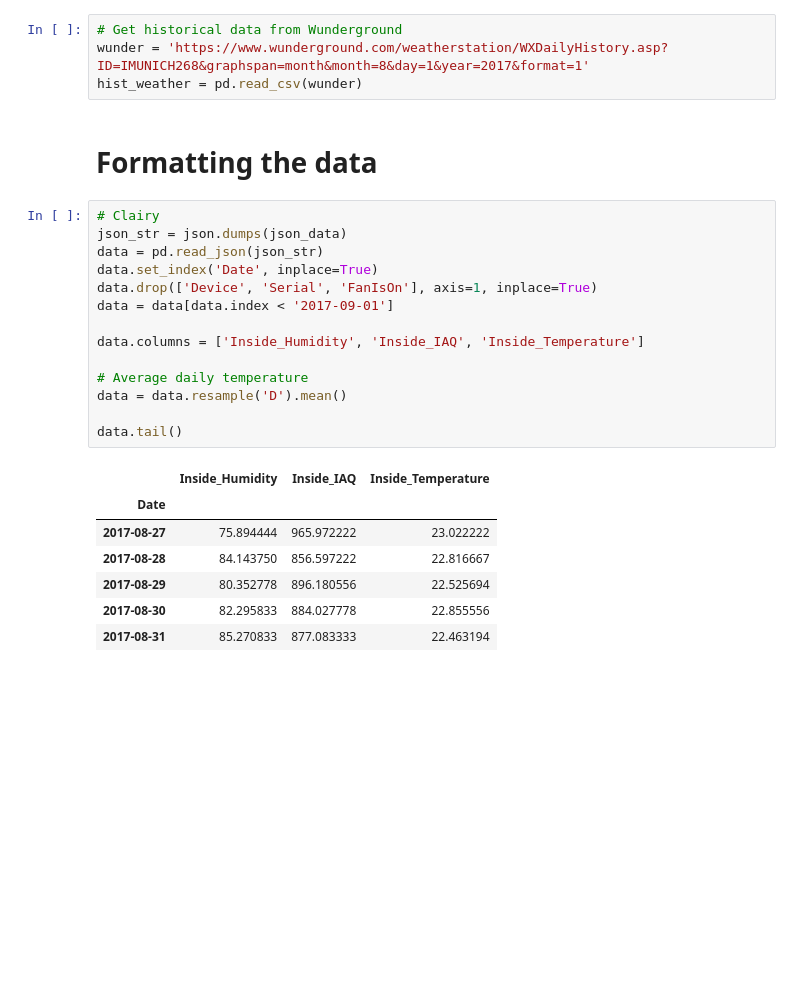
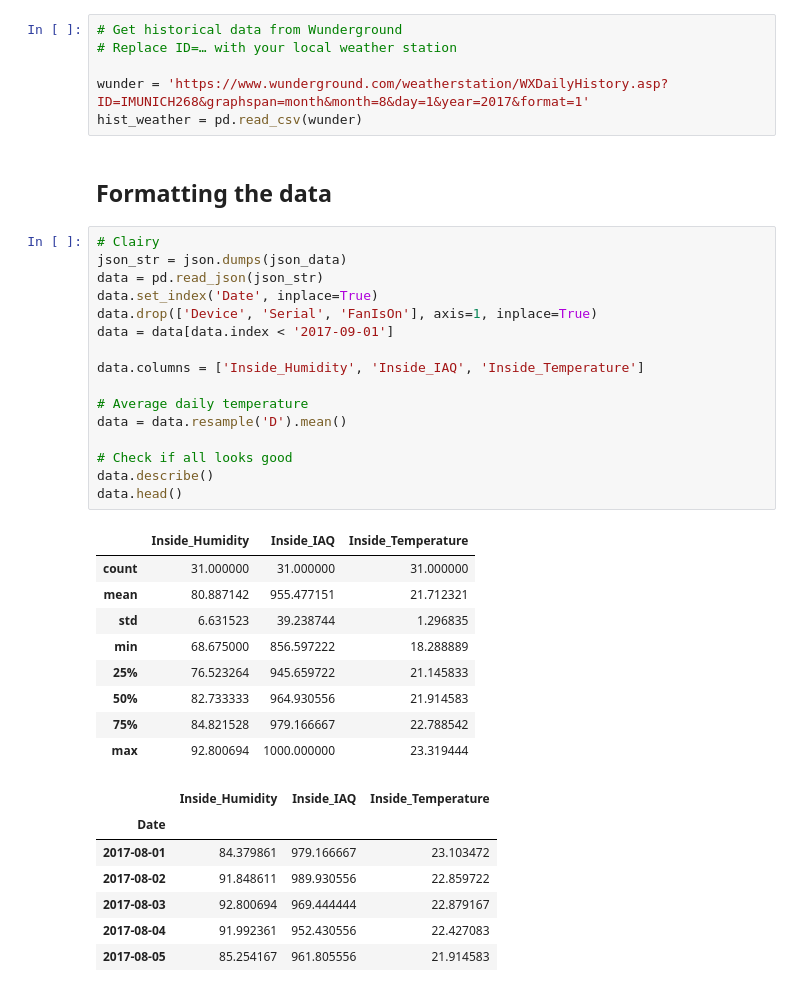
Before and after one commit to volderette/clairy, a Jupyter notebook: Clairy.ipynb, the cells around one changed output. Saved outputs shown, nothing was run; the diff lists cells and outputs as text; blank space fills up the shorter version.

```diff
--- a/Clairy.ipynb
+++ b/Clairy.ipynb
@@ -38,31 +51,44 @@ json_data = requests.get(endpoint, headers = headers).json()
 # %%
 # Get historical data from Wunderground
+# Replace ID=… with your local weather station
+
 wunder = 'https://www.wunderground.com/weatherstation/WXDailyHistory.asp?ID=IMUNICH268&graphspan=month&month=8&day=1&year=2017&format=1'
 hist_weather = pd.read_csv(wunder)
 # %% [markdown]
-# Formatting the data
+## Formatting the data
 # %%
 # Clairy
 json_str = json.dumps(json_data)
 data = pd.read_json(json_str)
 data.set_index('Date', inplace=True)
 data.drop(['Device', 'Serial', 'FanIsOn'], axis=1, inplace=True)
 data = data[data.index < '2017-09-01']
 
 data.columns = ['Inside_Humidity', 'Inside_IAQ', 'Inside_Temperature']
 
 # Average daily temperature
 data = data.resample('D').mean()
 
-data.tail()
+# Check if all looks good
+data.describe()
+data.head()
 # %% [output]
 |  | Inside_Humidity | Inside_IAQ | Inside_Temperature |
-| Date |  |  |  |
-| 2017-08-27 | 75.894444 | 965.972222 | 23.022222 |
-| 2017-08-28 | 84.143750 | 856.597222 | 22.816667 |
-| 2017-08-29 | 80.352778 | 896.180556 | 22.525694 |
-| 2017-08-30 | 82.295833 | 884.027778 | 22.855556 |
-| 2017-08-31 | 85.270833 | 877.083333 | 22.463194 |
+| count | 31.000000 | 31.000000 | 31.000000 |
+| mean | 80.887142 | 955.477151 | 21.712321 |
+| std | 6.631523 | 39.238744 | 1.296835 |
+| min | 68.675000 | 856.597222 | 18.288889 |
+| 25% | 76.523264 | 945.659722 | 21.145833 |
+| 50% | 82.733333 | 964.930556 | 21.914583 |
+| 75% | 84.821528 | 979.166667 | 22.788542 |
+| max | 92.800694 | 1000.000000 | 23.319444 |
+|  | Inside_Humidity | Inside_IAQ | Inside_Temperature |
+| Date |  |  |  |
+| 2017-08-01 | 84.379861 | 979.166667 | 23.103472 |
+| 2017-08-02 | 91.848611 | 989.930556 | 22.859722 |
+| 2017-08-03 | 92.800694 | 969.444444 | 22.879167 |
+| 2017-08-04 | 91.992361 | 952.430556 | 22.427083 |
+| 2017-08-05 | 85.254167 | 961.805556 | 21.914583 |
 # %%
 # Wunderground
 
```
Also changed, not shown: parts of 11 cells of this notebook.
